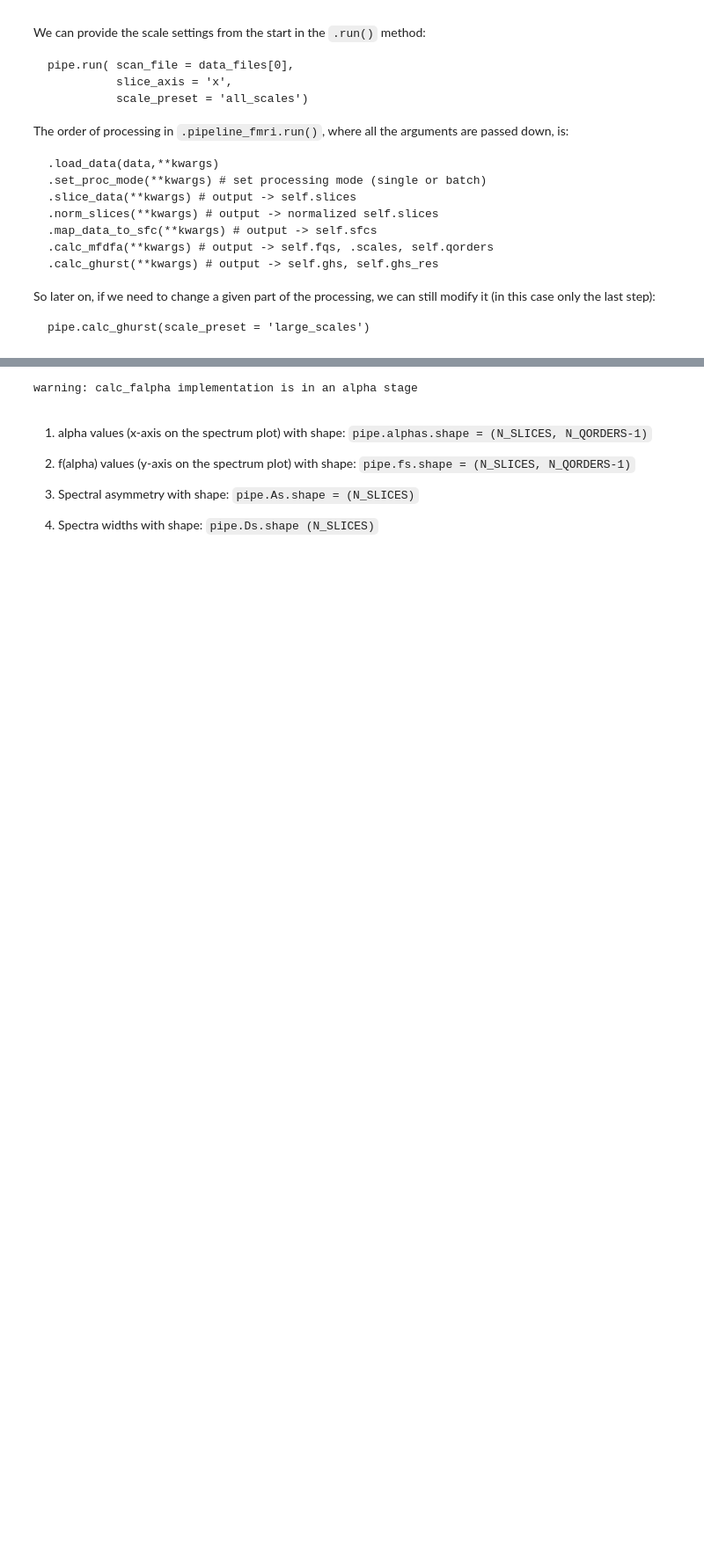
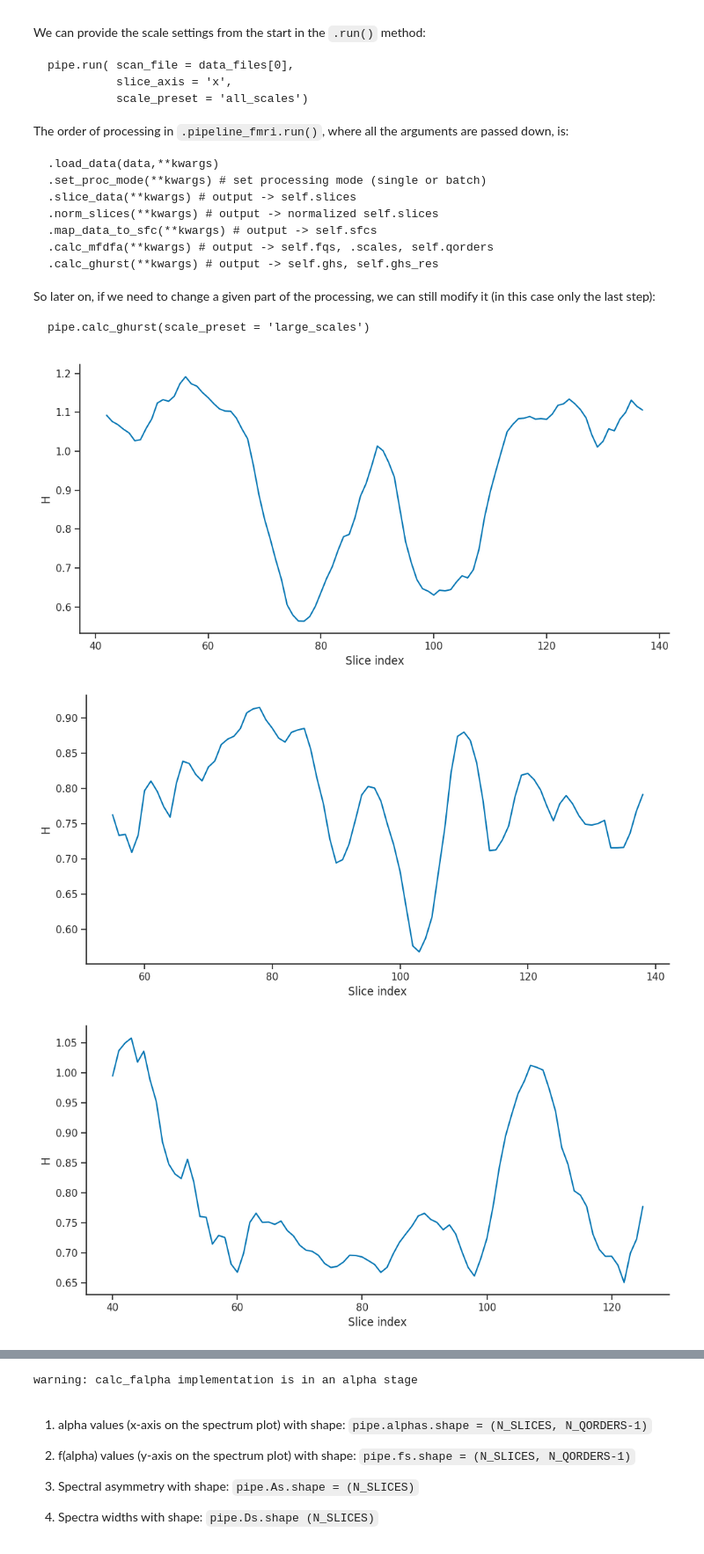
Before and after one commit to Mark-Kac-Center/MFSCA, a Jupyter notebook: Workshop.ipynb, the cells around one changed output, grey strips where cells are left out. Shown at 88% size. Drawn from its saved outputs; the diff is of its cells as text; code cells hidden in the pictures; blank space fills up the shorter version.

```diff
--- a/Workshop.ipynb
+++ b/Workshop.ipynb
@@ -684,31 +682,40 @@ sns.set_theme(palette="colorblind")
 # %%
-# This may take a minute.
+# 🕓This may take two minutes.
+
+
+# Set seaborn style and colorblind palette
+import seaborn as sns
+sns.set_theme(style="ticks", palette="colorblind")
 
 # Build DataFrame with one profile repeated for each axis
-axes = ['x']#, 'y', 'z']
+axes = ['x', 'y', 'z']
 profiles = []
 for axis in axes:
     pipe.run(scan_file = data_files[0], slice_axis = axis, scale_preset = 'large_scales')
     hurst_profile = pipe.get_result()
     for i, val in enumerate(hurst_profile):
         profiles.append({
             "slice_ix": i,
             "hurst_value": val,
             "axis": axis
         })
 
 data_df = pd.DataFrame(profiles)
 
 
 # Create separate lineplots for each axis
 for axis in axes:
     g = sns.relplot(
         data=data_df[data_df["axis"] == axis],
         x="slice_ix",
         y="hurst_value",
         kind="line",
         aspect=2
     )
     g.set_axis_labels("Slice index", "H")
     g.set_titles(f"Hurst profile along {axis.upper()} axis")
     plt.show()
+# %% [output]
+[figure, added]
+[figure, added]
+[figure, added]
```
Also changed, not shown: parts of 25 cells of this notebook.
